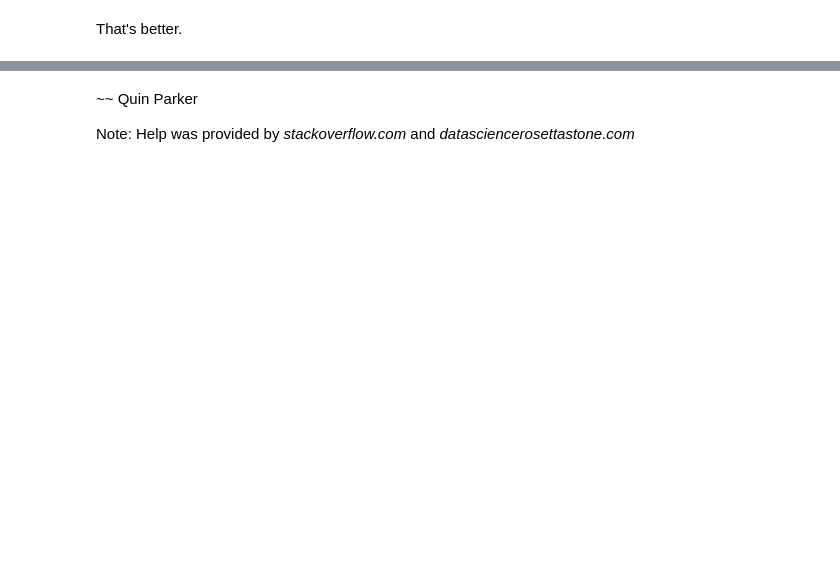
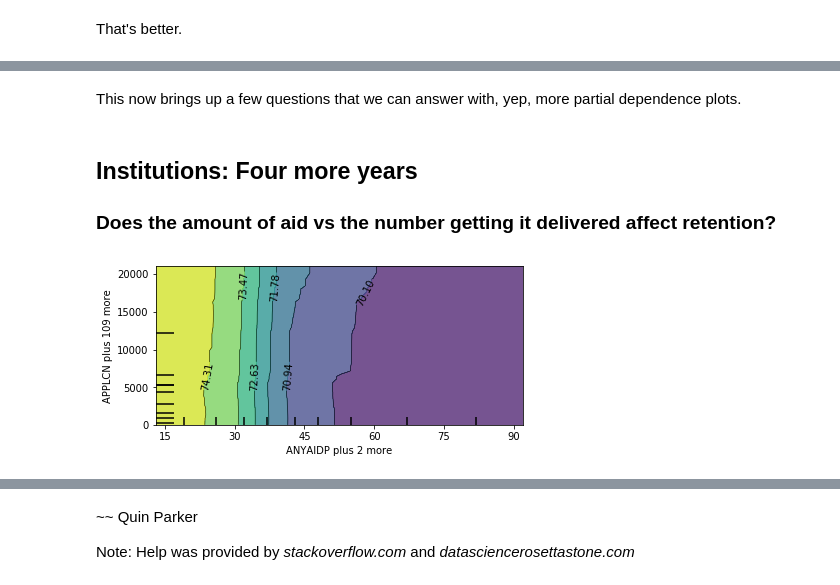
Before and after one commit to quinparker/ds-retentionrates, a Jupyter notebook: main.ipynb, the cells around one changed output, grey strips where cells are left out. Drawn from its saved outputs; the diff is of its cells as text; code cells hidden in the pictures; blank space fills up the shorter version.

```diff
--- a/main.ipynb
+++ b/main.ipynb
@@ -405,0 +462,7 @@ Reduced number of attributes: 1177
+# %%
+# get the list of columns to remove by taking each group of correlating columns,
+# and then adding all except the first entry to the list
+
+cols_to_remove = []
+for r in correlations:
+    cols_to_remove.extend(r[1:])
@@ -523,0 +604,9 @@ Retention rates are measured in percentages, and a RMSE of +/- 8 percentage poin
+# %%
+# save the models and data
+
+hp = pickle.HIGHEST_PROTOCOL
+
+with open('data/models.pickle', 'wb') as f:
+     pickle.dump(results, f, hp)
+     pickle.dump(fittedmodels, f, hp)
+     pickle.dump(correlations, f, hp)
@@ -523,0 +724,26 @@ Retention rates are measured in percentages, and a RMSE of +/- 8 percentage poin
+# %% [markdown]
+This now brings up a few questions that we can answer with, yep, more partial dependence plots.
+# %%
+display(Markdown("## Institutions: Four or more years \n ### Does the amount of aid vs the number getting it delivered affect retention?"))
+
+# ANYAID = any aid
+# UAGRNTT = total amount awarded in grants
+
+to_plot = [corrsearch(x) for x in ["ANYAIDP", "UAGRNTT"]]
+
+# choose the first model
+
+fittedmodel = fittedmodels[0]
+importance = calculate_importance(fittedmodel)
+importance = importance.loc[importance["Attribute"].isin(to_plot)]
+
+fig, axs = ptl_dpd.plot_partial_dependence(fittedmodel["Forest"],
+                                    fittedmodel["Training data"].drop(columns = responsevar),
+                                    [(importance.index[0], importance.index[1])],
+                                    feature_names=importance["Attribute"],
+                                    n_jobs=-1, grid_resolution=50)
+plt.show()
+# %% [output]
+## Institutions: Four more years
+ ### Does the amount of aid vs the number getting it delivered affect retention?
+[figure, added]
```
Also changed, not shown: parts of 37 cells of this notebook.
